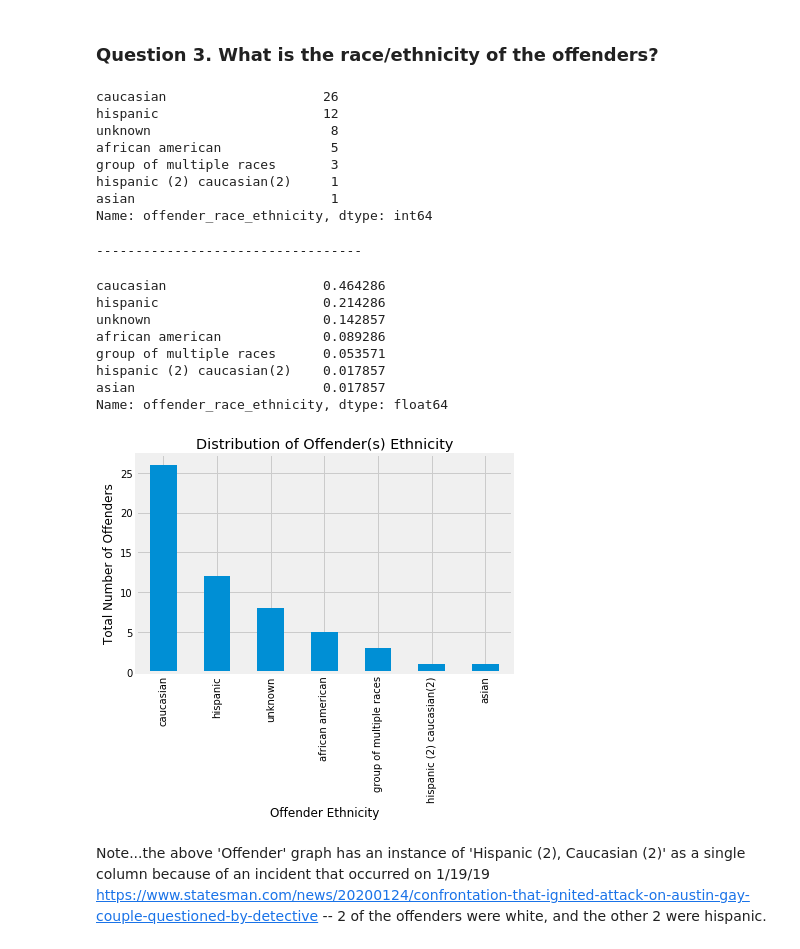
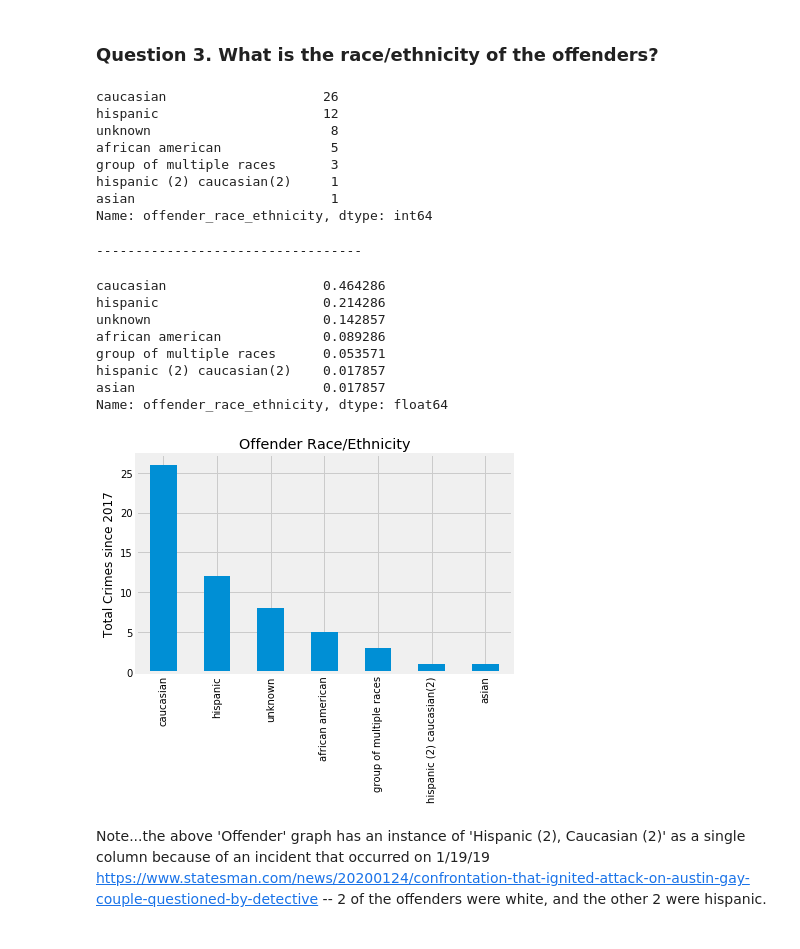
Before and after one commit to rgrantham82/Crime-Analysis, a Jupyter notebook: Exploratory Analysis/Exploratory Analysis.ipynb, the cells around one changed output. Saved outputs shown, nothing was run; the diff lists cells and outputs as text; code cells hidden in the pictures.

```diff
--- a/Exploratory Analysis/Exploratory Analysis.ipynb
+++ b/Exploratory Analysis/Exploratory Analysis.ipynb
@@ -205,37 +201,36 @@ Name: offense, dtype: float64
 # %%
 # Create a dataframe for the offender ethnicity values
 offenders_count = df['offender_race_ethnicity'].value_counts()
 display(offenders_count)
 print('----------------------------------')
 
 # Displaying the offender ethnicity values as proportions
 display(df.offender_race_ethnicity.value_counts(normalize=True))
 
 # Visualizing the offender ethnicity values
 offenders_count.plot.bar()
-plt.xlabel('Offender Ethnicity')
-plt.ylabel('Total Number of Offenders')
-plt.title('Distribution of Offender(s) Ethnicity')
+plt.ylabel('Total Crimes since 2017')
+plt.title('Offender Race/Ethnicity')
 plt.show()
 # %% [output]
 caucasian                    26
 hispanic                     12
 unknown                       8
 african american              5
 group of multiple races       3
 hispanic (2) caucasian(2)     1
 asian                         1
 Name: offender_race_ethnicity, dtype: int64
 ----------------------------------
 caucasian                    0.464286
 hispanic                     0.214286
 unknown                      0.142857
 african american             0.089286
 group of multiple races      0.053571
 hispanic (2) caucasian(2)    0.017857
 asian                        0.017857
 Name: offender_race_ethnicity, dtype: float64
-[figure, old version]
+[figure, new version]
 # %% [markdown]
 Note...the above 'Offender' graph has an instance of 'Hispanic (2), Caucasian (2)' as a single column because of an incident that occurred on 1/19/19 https://www.statesman.com/news/20200124/confrontation-that-ignited-attack-on-austin-gay-couple-questioned-by-detective -- 2 of the offenders were white, and the other 2 were hispanic.
 # %% [markdown]
```
Also changed, not shown: parts of 5 cells of this notebook.
